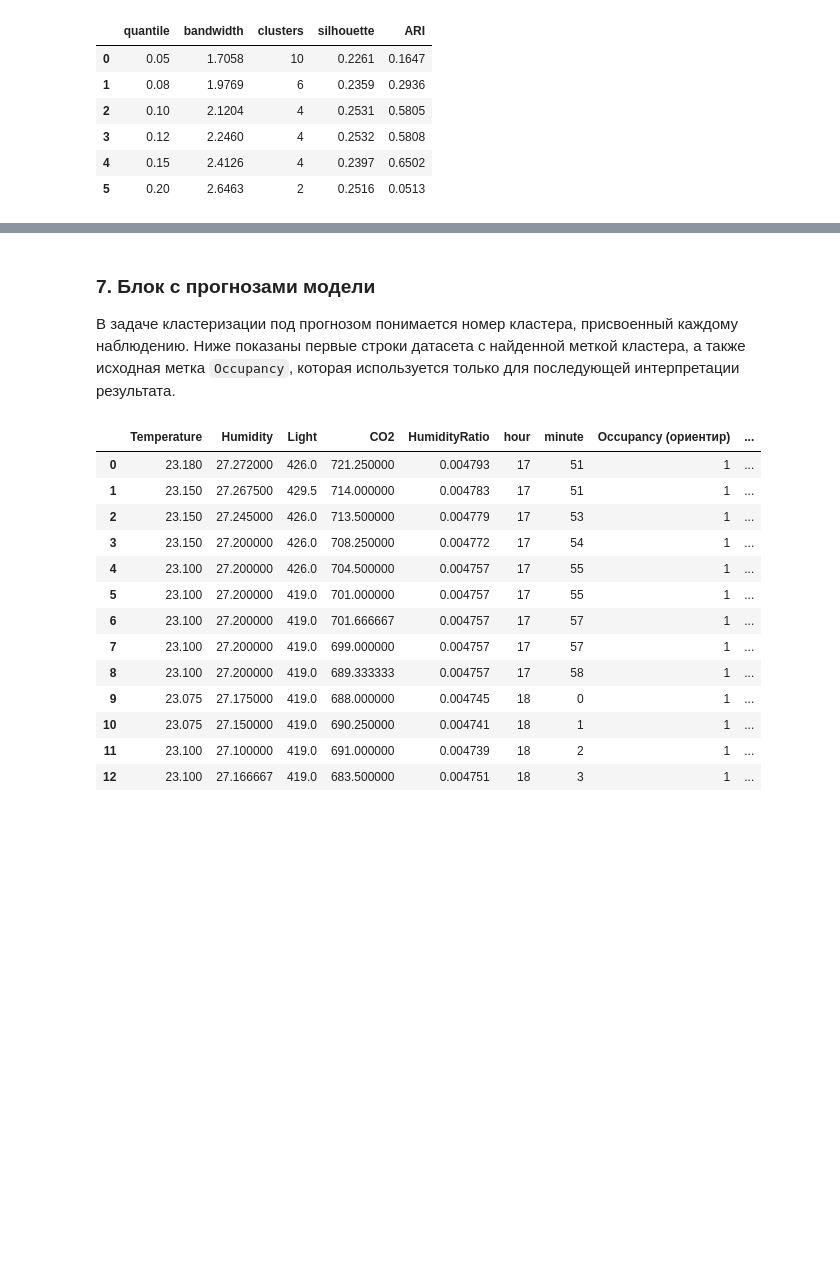
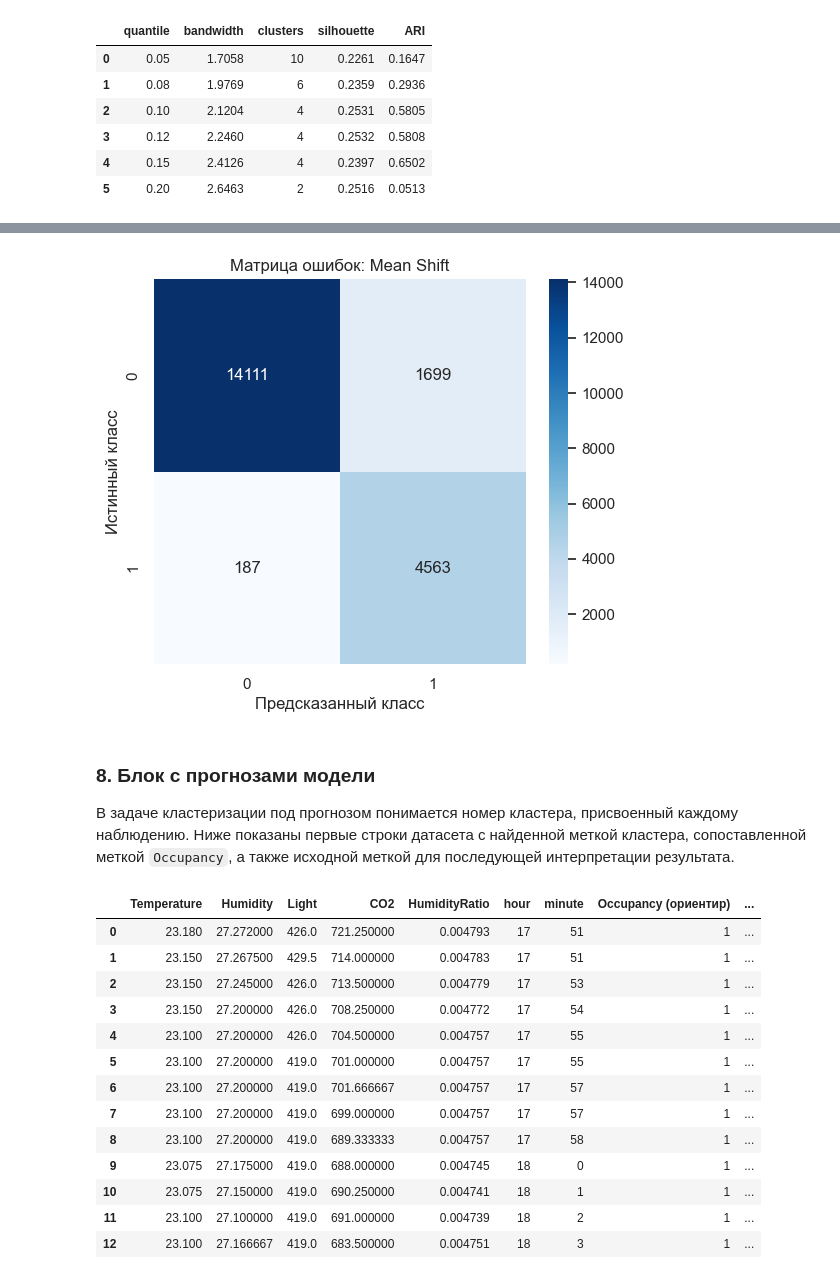
Before and after one commit to vitalioo/abmd-result, a Jupyter notebook: block-3/mean-shift/meanshift_occupancy_lab.ipynb, the cells around one changed output, grey strips where cells are left out. Saved outputs shown, nothing was run; the diff lists cells and outputs as text; code cells hidden in the pictures; blank space fills up the shorter version.

```diff
--- a/block-3/mean-shift/meanshift_occupancy_lab.ipynb
+++ b/block-3/mean-shift/meanshift_occupancy_lab.ipynb
@@ -257,6 +257,18 @@ metrics_df = pd.DataFrame(
 )
 
 display(metrics_df)
+
+predicted_occupancy_labels = pd.Series(index=y_reference.index, dtype="object")
+meanshift_cluster_mapping = {}
+
+for cluster_id in np.unique(cluster_labels):
+    mask = cluster_labels == cluster_id
+    mapped_label = int(y_reference[mask].mode().iat[0])
+    meanshift_cluster_mapping[int(cluster_id)] = mapped_label
+    predicted_occupancy_labels.loc[mask] = mapped_label
+
+print("Mapping for Mean Shift:")
+display(pd.DataFrame.from_dict(meanshift_cluster_mapping, orient="index", columns=["mapped_label"]).rename_axis("cluster"))
 # %% [output]
 |  | Метрика | Значение |
 | 0 | Bandwidth | 2.4126 |
@@ -266,7 +289,25 @@ display(metrics_df)
+# %%
+occupancy_labels = [str(label) for label in sorted(y_reference.unique())]
+
+cm_meanshift = confusion_matrix(
+    y_reference.astype(str),
+    predicted_occupancy_labels.astype(str),
+    labels=occupancy_labels,
+)
+cm_meanshift_df = pd.DataFrame(cm_meanshift, index=occupancy_labels, columns=occupancy_labels)
+
+plt.figure(figsize=(6, 5))
+sns.heatmap(cm_meanshift_df, annot=True, fmt="d", cmap="Blues")
+plt.title("Матрица ошибок: Mean Shift")
+plt.xlabel("Предсказанный класс")
+plt.ylabel("Истинный класс")
+plt.show()
+# %% [output]
+[figure, added]
 # %% [markdown]
-### 7. Блок с прогнозами модели
+### 8. Блок с прогнозами модели
 
-В задаче кластеризации под прогнозом понимается номер кластера, присвоенный каждому наблюдению. Ниже показаны первые строки датасета с найденной меткой кластера, а также исходная метка `Occupancy`, которая используется только для последующей интерпретации результата.
+В задаче кластеризации под прогнозом понимается номер кластера, присвоенный каждому наблюдению. Ниже показаны первые строки датасета с найденной меткой кластера, сопоставленной меткой `Occupancy`, а также исходной меткой для последующей интерпретации результата.
 # %%
 results_df = X.reset_index(drop=True).copy()
 results_df["Occupancy (ориентир)"] = y_reference.reset_index(drop=True)
```
Also changed, not shown: parts of 5 cells of this notebook, 1 other file.
